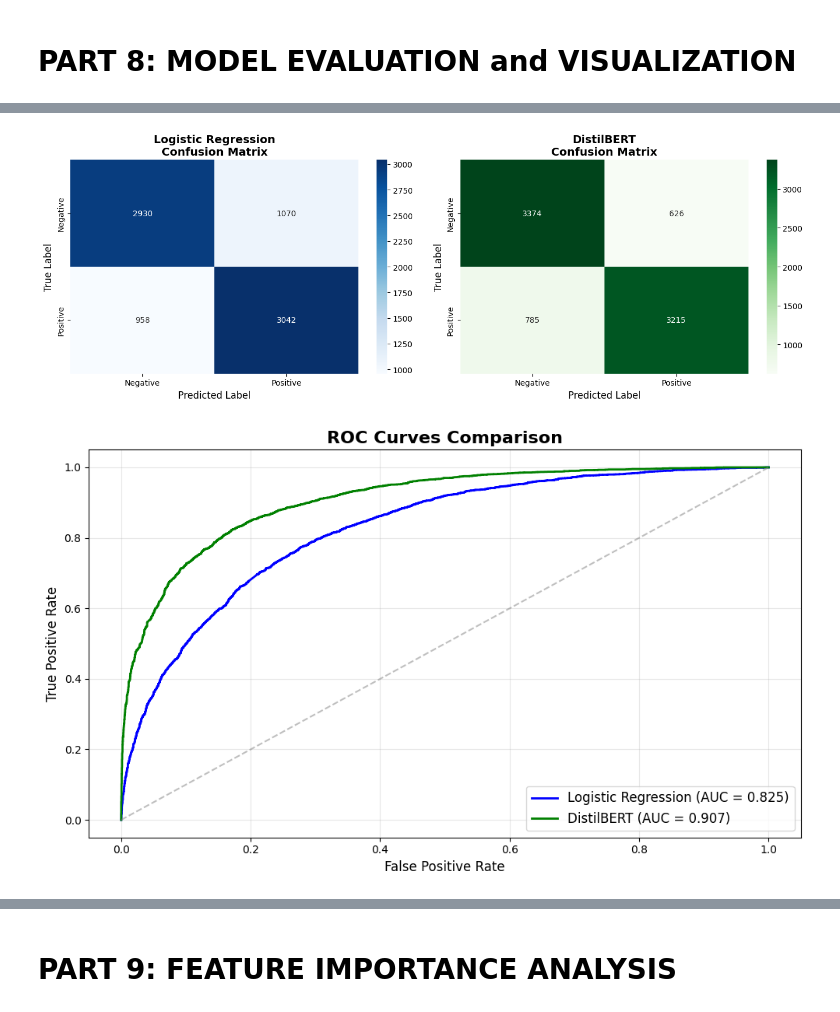
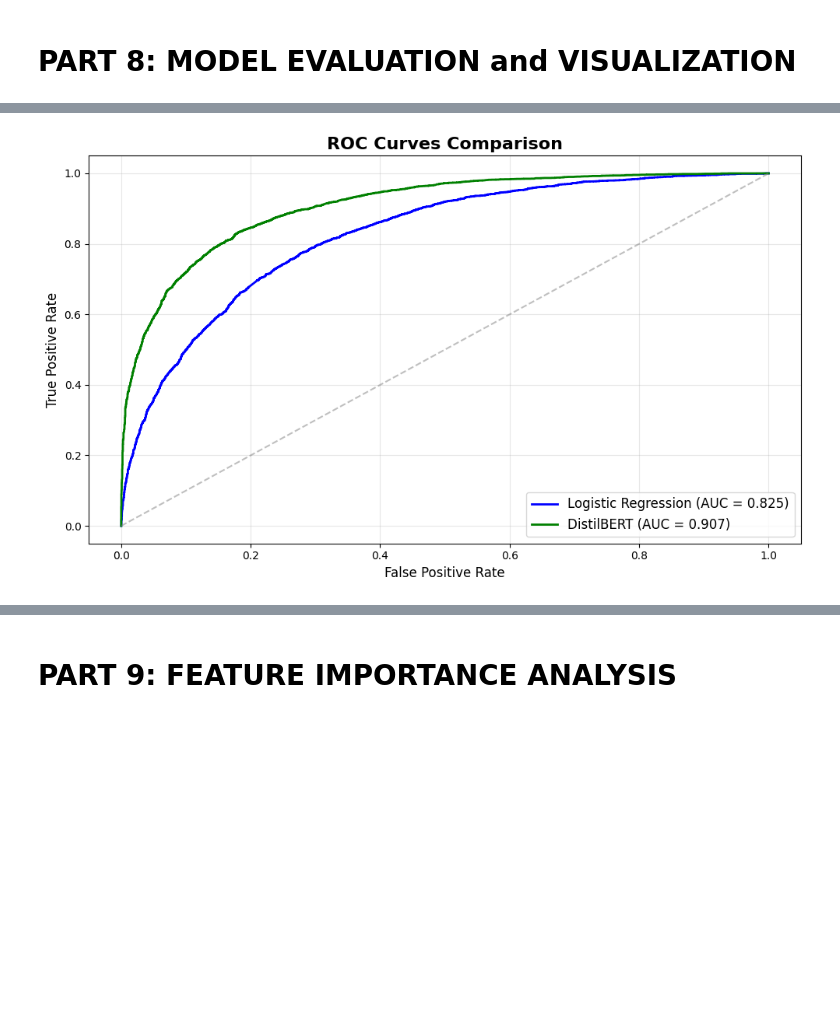
Before and after one commit to pray-ash911/Sentiment-Analysis-using-logistic-regression-and-distilbert, a Jupyter notebook: Sentiment_analysis_using_two_diff_models.ipynb, the cells around one changed output, grey strips where cells are left out. Drawn from its saved outputs; the diff is of its cells as text; code cells hidden in the pictures; blank space fills up the shorter version.

Commit message:
Trained and evaluated both models

```diff
--- a/Sentiment_analysis_using_two_diff_models.ipynb
+++ b/Sentiment_analysis_using_two_diff_models.ipynb
@@ -626,102 +687,28 @@ Performance Metrics:
 # %%
-lr_accuracy = accuracy_score(test_df['label'], y_pred_lr)
-
-# VISUALIZATION 3: Confusion Matrices Comparison
-fig, axes = plt.subplots(1, 2, figsize=(14, 5))
-
-# Logistic Regression Confusion Matrix
-cm_lr = confusion_matrix(test_df['label'], y_pred_lr)
-sns.heatmap(cm_lr, annot=True, fmt='d', cmap='Blues',
-            xticklabels=['Negative', 'Positive'],
-            yticklabels=['Negative', 'Positive'],
-            ax=axes[0])
-axes[0].set_title('Logistic Regression\nConfusion Matrix', fontsize=14, fontweight='bold')
-axes[0].set_xlabel('Predicted Label', fontsize=12)
-axes[0].set_ylabel('True Label', fontsize=12)
-
-# DistilBERT Confusion Matrix
-cm_bert = confusion_matrix(test_df['label'], y_pred_bert)
-sns.heatmap(cm_bert, annot=True, fmt='d', cmap='Greens',
-            xticklabels=['Negative', 'Positive'],
-            yticklabels=['Negative', 'Positive'],
-            ax=axes[1])
-axes[1].set_title('DistilBERT\nConfusion Matrix', fontsize=14, fontweight='bold')
-axes[1].set_xlabel('Predicted Label', fontsize=12)
-axes[1].set_ylabel('True Label', fontsize=12)
-
-plt.tight_layout()
-plt.show()
-
 # VISUALIZATION 4: ROC Curves Comparison
 plt.figure(figsize=(10, 6))
 
 # ROC Curve for Logistic Regression
 fpr_lr, tpr_lr, _ = roc_curve(test_df['label'], y_prob_lr)
 roc_auc_lr = auc(fpr_lr, tpr_lr)
 plt.plot(fpr_lr, tpr_lr, color='blue', lw=2,
          label=f'Logistic Regression (AUC = {roc_auc_lr:.3f})')
 
 # ROC Curve for DistilBERT
 fpr_bert, tpr_bert, _ = roc_curve(test_df['label'], y_prob_bert)
 roc_auc_bert = auc(fpr_bert, tpr_bert)
 plt.plot(fpr_bert, tpr_bert, color='green', lw=2,
          label=f'DistilBERT (AUC = {roc_auc_bert:.3f})')
 
 # Diagonal line (random classifier)
 plt.plot([0, 1], [0, 1], color='gray', linestyle='--', alpha=0.5)
 
 plt.xlabel('False Positive Rate', fontsize=12)
 plt.ylabel('True Positive Rate', fontsize=12)
 plt.title('ROC Curves Comparison', fontsize=16, fontweight='bold')
 plt.legend(loc='lower right', fontsize=12)
 plt.grid(True, alpha=0.3)
 plt.tight_layout()
 plt.show()
-
-# VISUALIZATION 5: Model Performance Comparison
-lr_f1 = f1_score(test_df['label'], y_pred_lr)
-lr_precision = precision_score(test_df['label'], y_pred_lr)
-lr_recall = recall_score(test_df['label'], y_pred_lr)
-
-bert_accuracy = bert_results['eval_accuracy']
-bert_f1 = bert_results['eval_f1']
-bert_precision = bert_results['eval_precision']
-bert_recall = bert_results['eval_recall']
-
-comparison_data = {
-    'Model': ['Logistic Regression', 'DistilBERT'],
-    'Accuracy': [lr_accuracy, bert_accuracy],
-    'F1-Score': [lr_f1, bert_f1],
-    'Precision': [lr_precision, bert_precision],
-    'Recall': [lr_recall, bert_recall]
-}
-
-comparison_df = pd.DataFrame(comparison_data)
-
-print("\n Performance Metrics Comparison:")
-print("-" * 60)
-print(comparison_df.to_string(index=False))
-
-# Visualization
-fig, axes = plt.subplots(2, 2, figsize=(12, 10))
-axes = axes.flatten()
-
-metrics = ['Accuracy', 'F1-Score', 'Precision', 'Recall']
-colors = ['skyblue', 'lightgreen']
-
-for idx, metric in enumerate(metrics):
-    bars = axes[idx].bar(comparison_df['Model'], comparison_df[metric], color=colors)
-    axes[idx].set_title(f'{metric} Comparison', fontsize=14, fontweight='bold')
-    axes[idx].set_ylabel(metric, fontsize=12)
-    axes[idx].set_ylim([0.7, 1.0])
-
-    for bar, val in zip(bars, comparison_df[metric]):
-        axes[idx].text(bar.get_x() + bar.get_width()/2, bar.get_height() + 0.01,
-                      f'{val:.4f}', ha='center', fontweight='bold')
-
-plt.suptitle('Model Performance Comparison', fontsize=16, fontweight='bold')
-plt.tight_layout()
-plt.show()
 # %% [output]
-[figure, old version]
+[figure, new version]
-[figure, removed]
```
Also changed, not shown: parts of 8 cells of this notebook.
